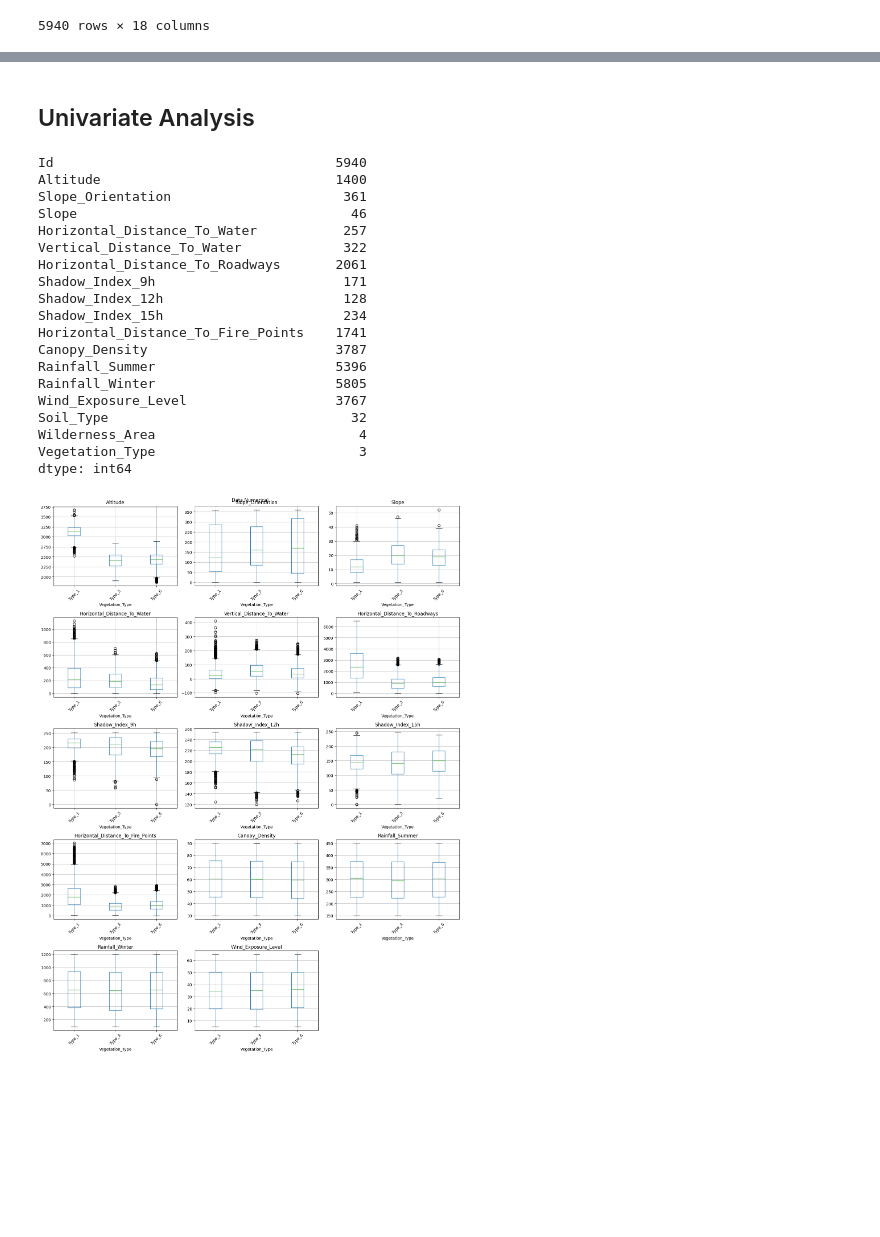
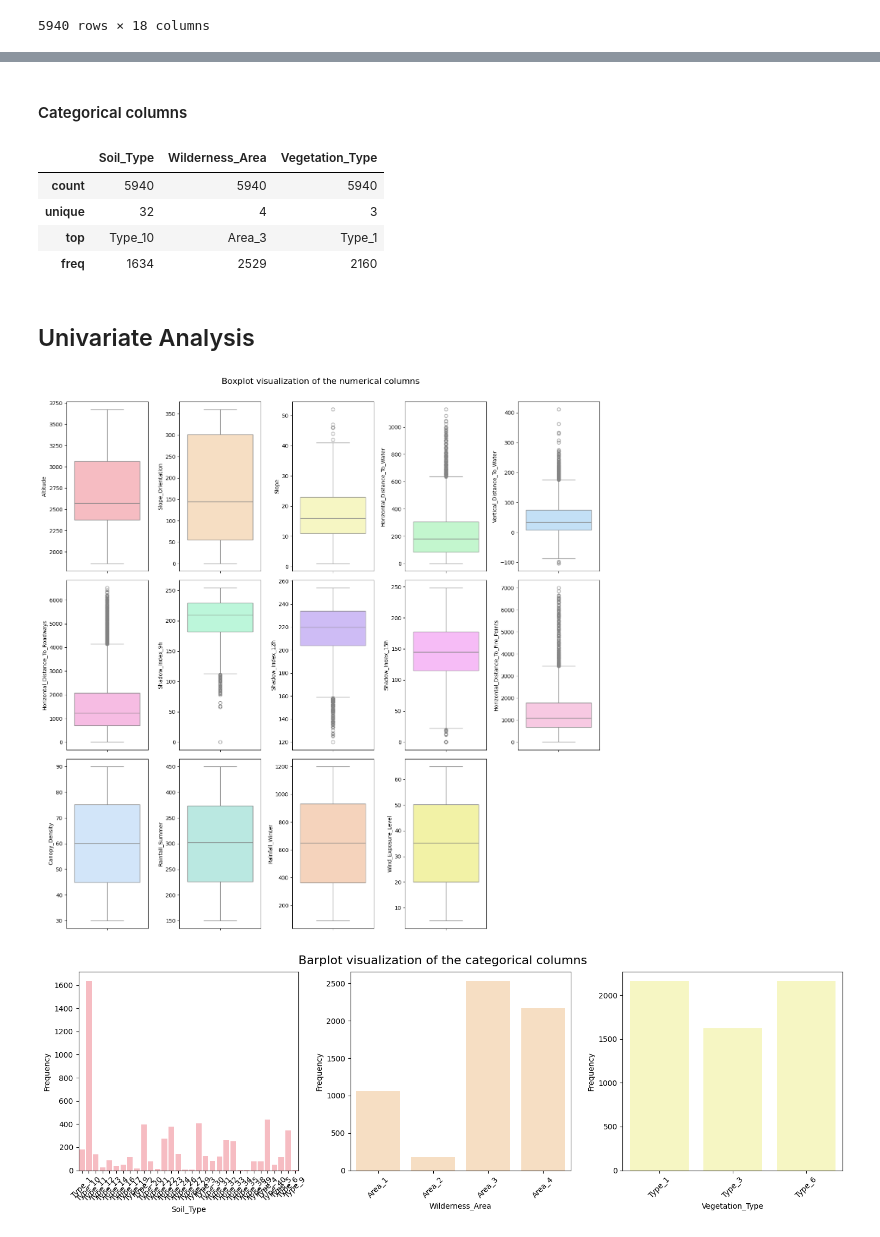
Before and after one commit to beatrizmsa/ml-vegetation-classifier, a Jupyter notebook: notebook.ipynb, the cells around one changed output, grey strips where cells are left out. Cells and saved outputs as stored; diff of their text form; code cells hidden in the pictures; blank space fills up the shorter version.

Commit message:
Enhanced visualization function and changes to data analysis

```diff
--- a/notebook.ipynb
+++ b/notebook.ipynb
@@ -82,3 +69,13 @@ data.describe(include='all')
+# %% [markdown]
+#### Categorical columns
+# %%
+data.describe(include='object')
+# %% [output]
+|  | Soil_Type | Wilderness_Area | Vegetation_Type |
+| count | 5940 | 5940 | 5940 |
+| unique | 32 | 4 | 3 |
+| top | Type_10 | Area_3 | Type_1 |
+| freq | 1634 | 2529 | 2160 |
 # %% [markdown]
 ## Univariate Analysis
 # %%
@@ -86,27 +83,9 @@ numerical_columns = data.select_dtypes(exclude='object').columns
 categorical_columns = data.select_dtypes(include='object').columns
-# %%
-data.nunique()
-# %% [output]
-Id                                    5940
-Altitude                              1400
-Slope_Orientation                      361
-Slope                                   46
-Horizontal_Distance_To_Water           257
-Vertical_Distance_To_Water             322
-Horizontal_Distance_To_Roadways       2061
-Shadow_Index_9h                        171
-Shadow_Index_12h                       128
-Shadow_Index_15h                       234
-Horizontal_Distance_To_Fire_Points    1741
-Canopy_Density                        3787
-Rainfall_Summer                       5396
-Rainfall_Winter                       5805
-Wind_Exposure_Level                   3767
-Soil_Type                               32
-Wilderness_Area                          4
-Vegetation_Type                          3
-dtype: int64
+# %%
+boxplot_visualization(data, numerical_columns, 'Boxplot visualization of the numerical columns')
+# %% [output]
+[figure, added]
 # %%
-grafic_visualization(data, 'Data Numerical', numerical_columns, 'numerical')
+barplot_visualization(data, categorical_columns, 'Barplot visualization of the categorical columns')
 # %% [output]
-[figure, old version]
+[figure, new version]
```
Also changed, not shown: parts of 10 cells of this notebook, 1 other file.
